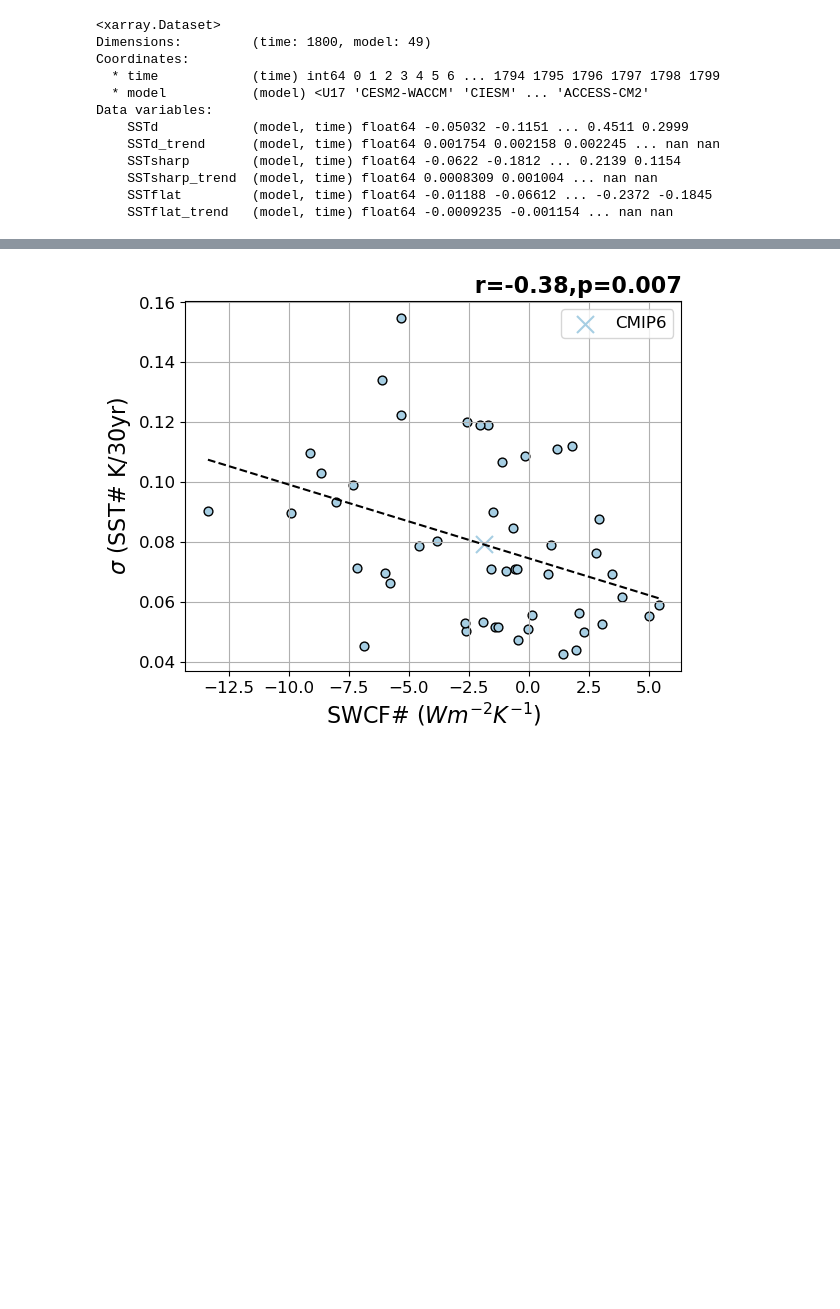
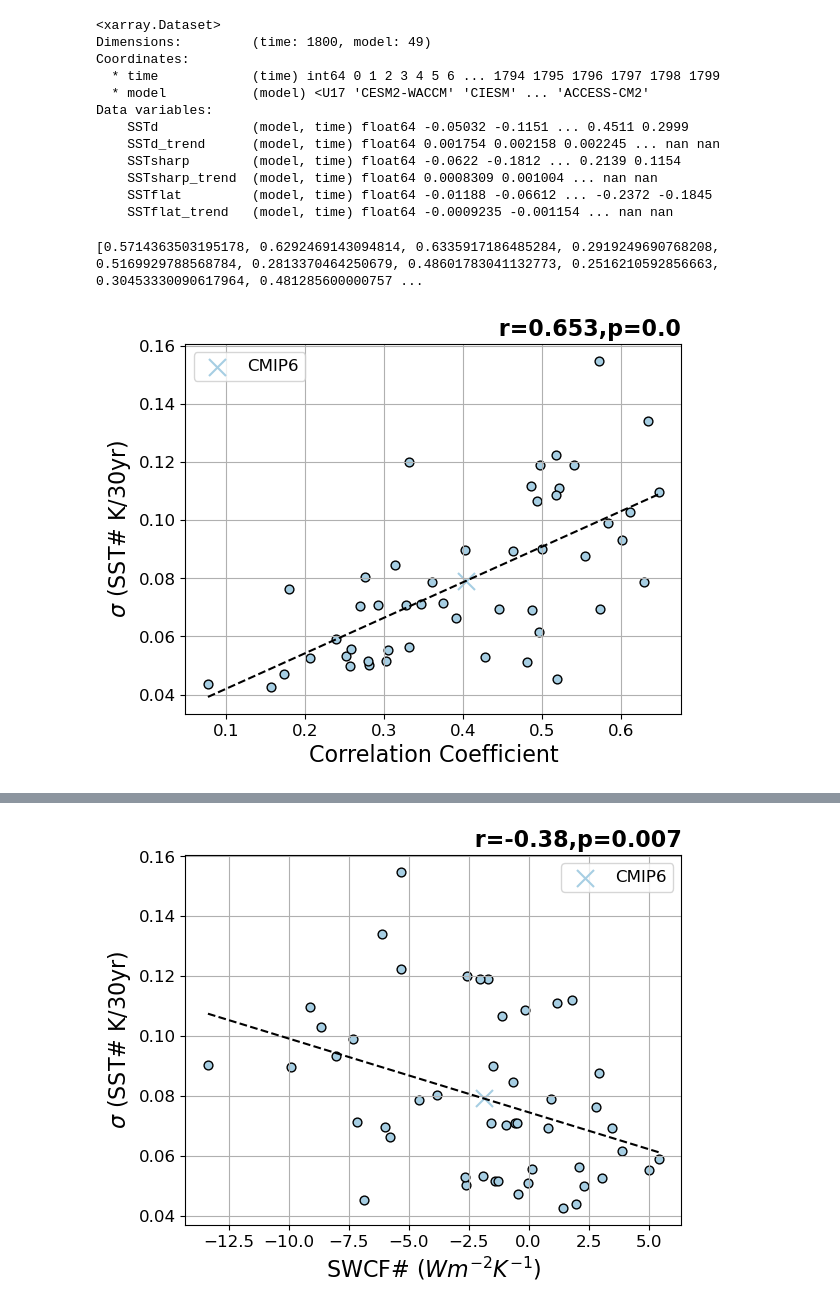
Before and after one commit to zacespinosa/tropical_pacific_clouds, a Jupyter notebook: SSTsharp.ipynb, the cells around one changed output, grey strips where cells are left out. Saved outputs shown, nothing was run; the diff lists cells and outputs as text; code cells hidden in the pictures; blank space fills up the shorter version.

```diff
--- a/SSTsharp.ipynb
+++ b/SSTsharp.ipynb
@@ -1099,3 +1211,15 @@ Data variables:
     SSTsharp_trend  (model, time) float64 0.0008309 0.001004 ... nan nan
     SSTflat         (model, time) float64 -0.01188 -0.06612 ... -0.2372 -0.1845
     SSTflat_trend   (model, time) float64 -0.0009235 -0.001154 ... nan nan
+# %%
+r, swcfinv, sstmean = [], [], []
+for model in list(res.keys()):
+    r.append(res[model]["Multi_reg"].rvalue)
+    swcfinv.append(res[model]["Multi_regr"].coef_[1])
+    sstmean.append(res[model]["Multi_regr"].coef_[0])
+print(r)
+sstsharp_trend = (ds_tos_trends_sharp["SSTsharp_trend"]*12*30).std(["time"], skipna=True)
+create_scatter(r, sstsharp_trend, xlabel=r"Correlation Coefficient", ylabel=r"$\sigma$ (SST# K/30yr)")
+# %% [output]
+[0.5714363503195178, 0.6292469143094814, 0.6335917186485284, 0.2919249690768208, 0.5169929788568784, 0.2813370464250679, 0.48601783041132773, 0.2516210592856663, 0.30453330090617964, 0.481285600000757 ...
+[figure, added]
```
Also changed, not shown: parts of 7 cells of this notebook, 49 other files.
